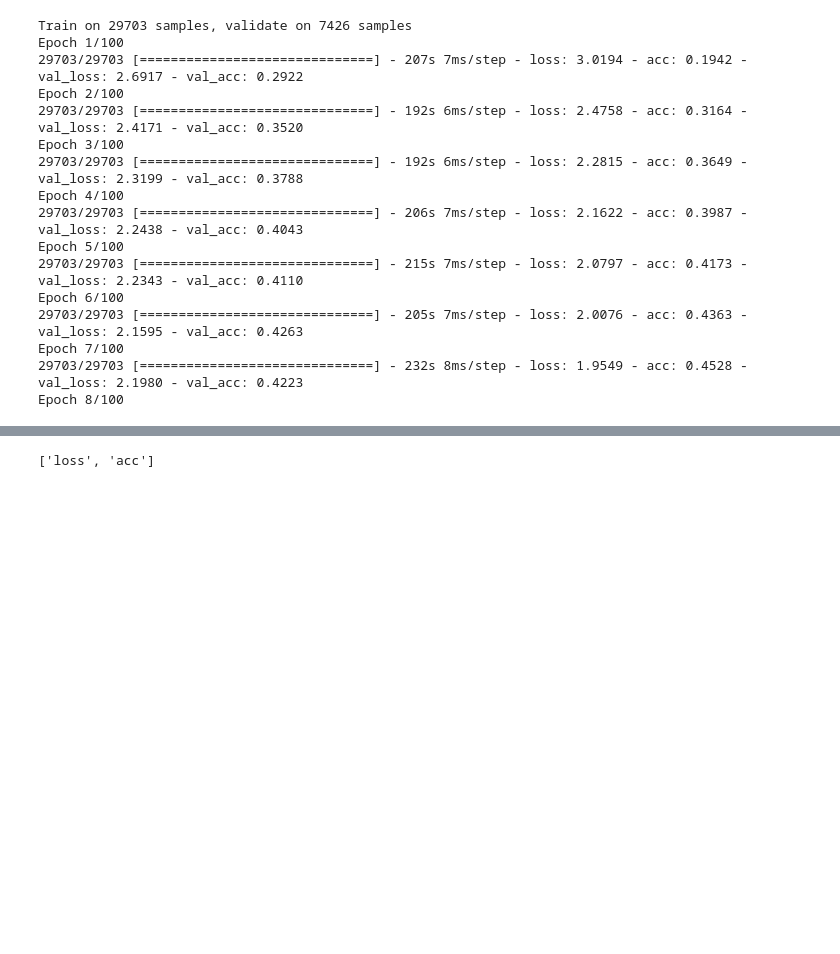
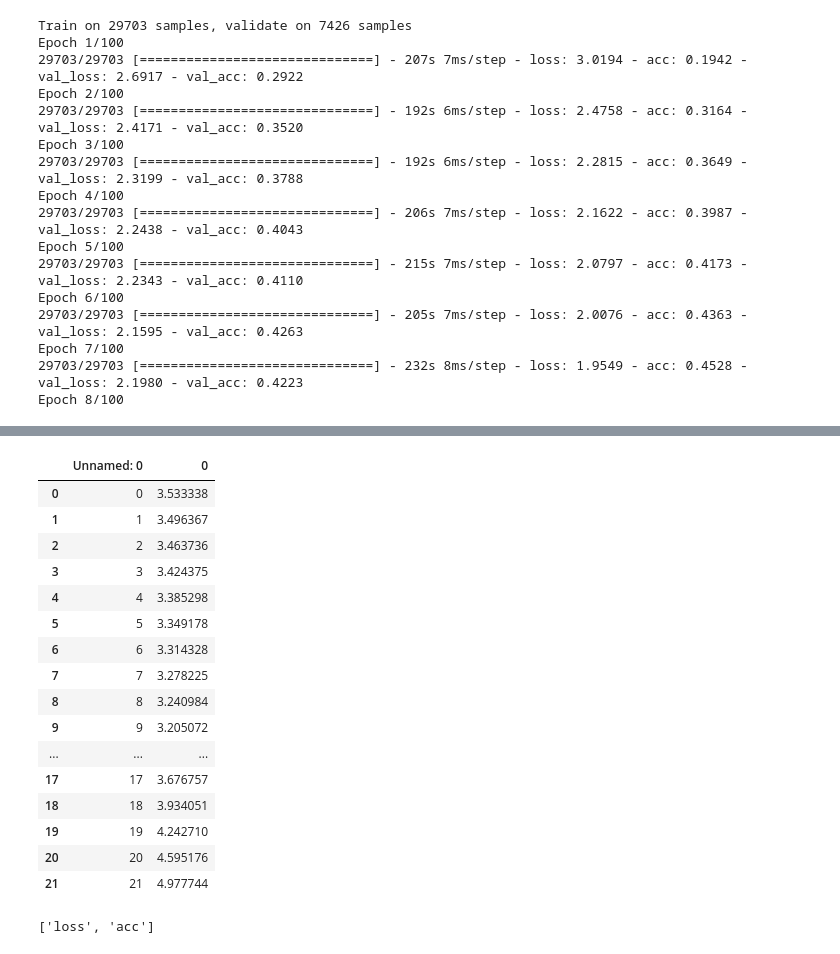
Before and after one commit to Chrisjw42/ml-freesound-prod, a Jupyter notebook: 2-CNN.ipynb, the cells around one changed output, grey strips where cells are left out. Saved outputs shown, nothing was run; the diff lists cells and outputs as text; code cells hidden in the pictures; blank space fills up the shorter version.

```diff
--- a/2-Preprocessing Alt.ipynb
+++ b/2-CNN.ipynb
@@ -329,3 +497,23 @@ Epoch 8/100
+# %%
+pd.read_csv("test")
+# %% [output]
+|  | Unnamed: 0 | 0 |
+| 0 | 0 | 3.533338 |
+| 1 | 1 | 3.496367 |
+| 2 | 2 | 3.463736 |
+| 3 | 3 | 3.424375 |
+| 4 | 4 | 3.385298 |
+| 5 | 5 | 3.349178 |
+| 6 | 6 | 3.314328 |
+| 7 | 7 | 3.278225 |
+| 8 | 8 | 3.240984 |
+| 9 | 9 | 3.205072 |
+| ... | ... | ... |
+| 17 | 17 | 3.676757 |
+| 18 | 18 | 3.934051 |
+| 19 | 19 | 4.242710 |
+| 20 | 20 | 4.595176 |
+| 21 | 21 | 4.977744 |
 # %%
 model = keras.models.load_model("../data/freesound-ml/nn_{}.model".format("2d_2"))
 # %% [output]
```
Also changed, not shown: parts of 32 cells of this notebook, 11 other files.
